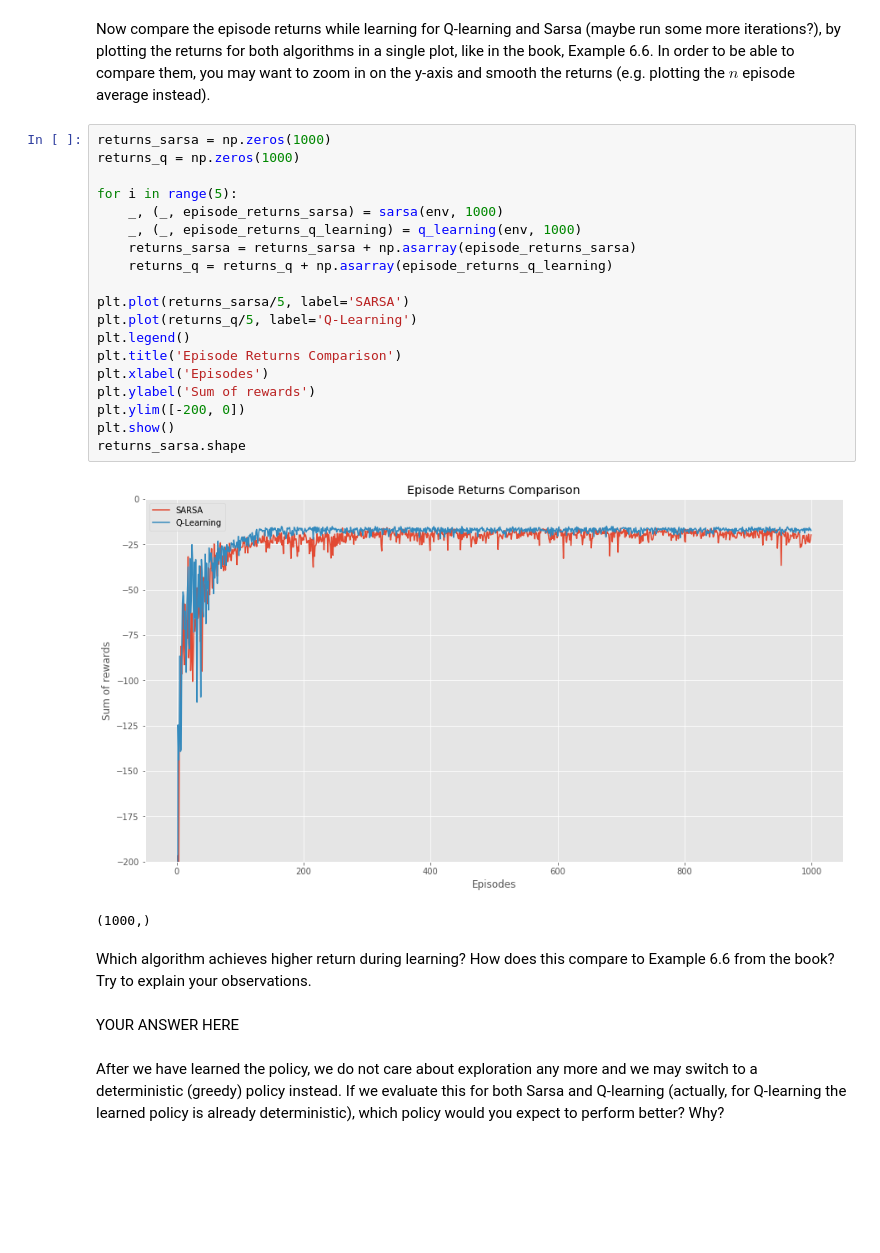
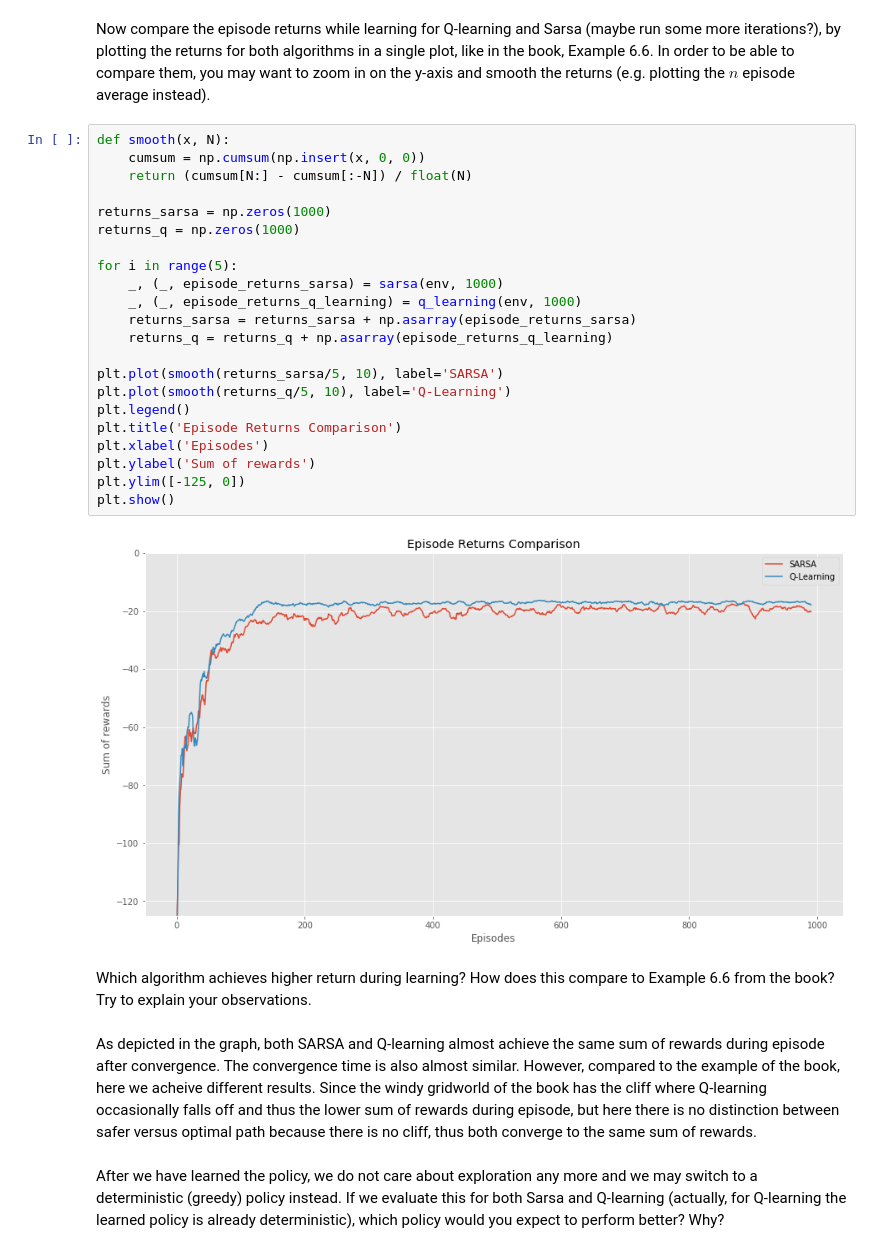
Before and after one commit to Melika-Ayoughi/RL, a Jupyter notebook: Labs/lab2/Dávid Kuric_Tim Bakker_12224855_12166510_lab2.ipynb, the cells around one changed output. Saved outputs shown, nothing was run; the diff lists cells and outputs as text; blank space fills up the shorter version.

```diff
--- a/Labs/lab2/Dávid Kuric_Tim Bakker_12224855_12166510_lab2.ipynb
+++ b/Labs/lab2/Dávid Kuric_Tim Bakker_12224855_12166510_lab2.ipynb
@@ -214,30 +215,32 @@ plt.show()
 # %% [markdown]
 Now compare the episode returns while learning for Q-learning and Sarsa (maybe run some more iterations?), by plotting the returns for both algorithms in a single plot, like in the book, Example 6.6. In order to be able to compare them, you may want to zoom in on the y-axis and smooth the returns (e.g. plotting the $n$ episode average instead).
 # %%
+def smooth(x, N):
+    cumsum = np.cumsum(np.insert(x, 0, 0))
+    return (cumsum[N:] - cumsum[:-N]) / float(N)
+
 returns_sarsa = np.zeros(1000)
 returns_q = np.zeros(1000)
 
 for i in range(5):
     _, (_, episode_returns_sarsa) = sarsa(env, 1000)
     _, (_, episode_returns_q_learning) = q_learning(env, 1000)
     returns_sarsa = returns_sarsa + np.asarray(episode_returns_sarsa)
     returns_q = returns_q + np.asarray(episode_returns_q_learning)
 
-plt.plot(returns_sarsa/5, label='SARSA')
-plt.plot(returns_q/5, label='Q-Learning')
+plt.plot(smooth(returns_sarsa/5, 10), label='SARSA')
+plt.plot(smooth(returns_q/5, 10), label='Q-Learning')
 plt.legend()
 plt.title('Episode Returns Comparison')
 plt.xlabel('Episodes')
 plt.ylabel('Sum of rewards')
-plt.ylim([-200, 0])
+plt.ylim([-125, 0])
 plt.show()
-returns_sarsa.shape
 # %% [output]
-[figure, old version]
+[figure, new version]
-(1000,)
 # %% [markdown]
 Which algorithm achieves higher return during learning? How does this compare to Example 6.6 from the book? Try to explain your observations.
-# %% [markdown]
-YOUR ANSWER HERE
+# %% [markdown]
+As depicted in the graph, both SARSA and Q-learning almost achieve the same sum of rewards during episode after convergence. The convergence time is also almost similar. However, compared to the example of the book, here we acheive different results. Since the windy gridworld of the book has the cliff where Q-learning occasionally falls off and thus the lower sum of rewards during episode, but here there is no distinction between safer versus optimal path because there is no cliff, thus both converge to the same sum of rewards.
 # %% [markdown]
 After we have learned the policy, we do not care about exploration any more and we may switch to a deterministic (greedy) policy instead. If we evaluate this for both Sarsa and Q-learning (actually, for Q-learning the learned policy is already deterministic), which policy would you expect to perform better? Why?
```
Also changed, not shown: parts of 18 cells of this notebook.
